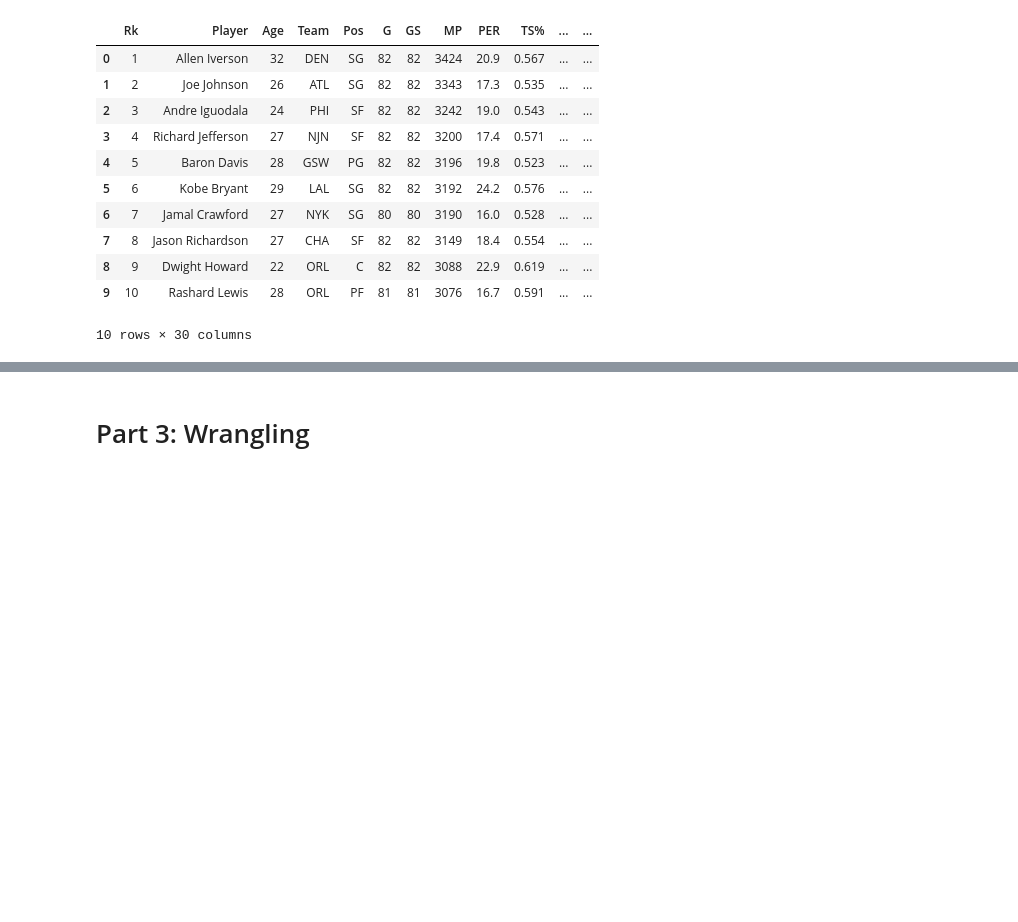
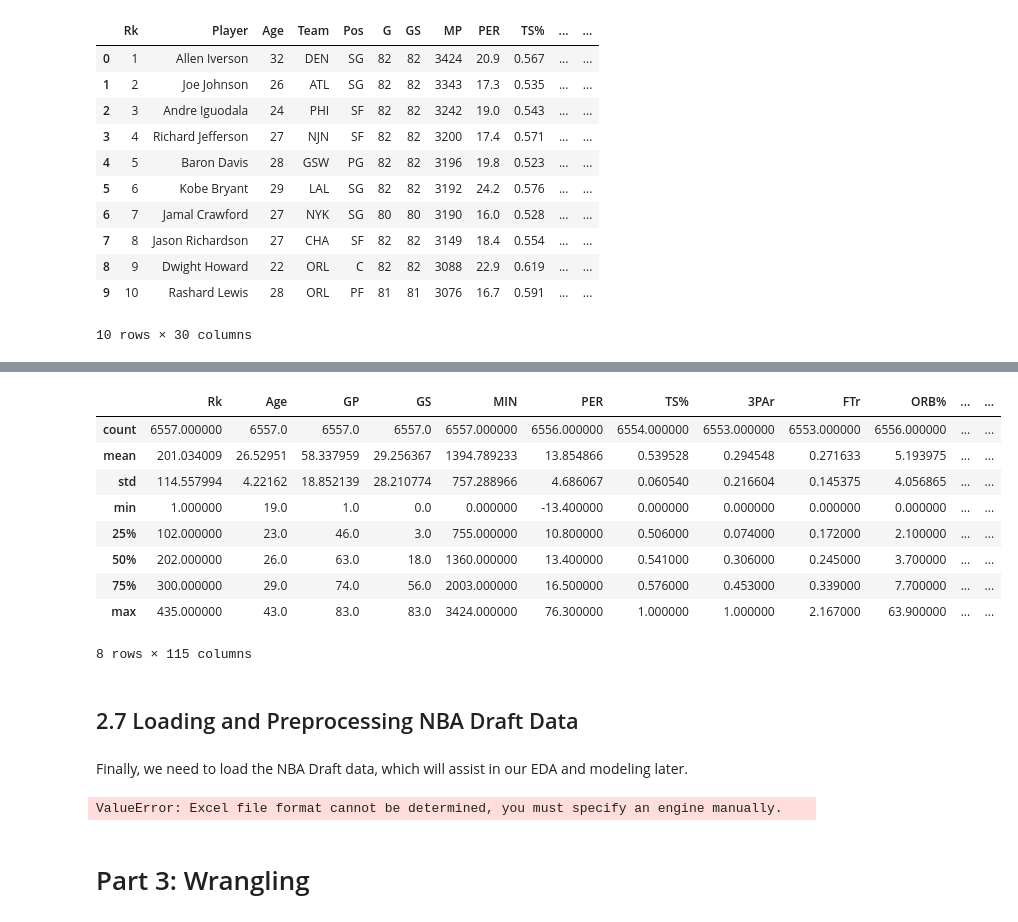
Before and after one commit to BennettHilck12/DraftEdge, a Jupyter notebook: DraftEdge.ipynb, the cells around one changed output, grey strips where cells are left out. Drawn from its saved outputs; the diff is of its cells as text; code cells hidden in the pictures; blank space fills up the shorter version.

```diff
--- a/DraftEdge.ipynb
+++ b/DraftEdge.ipynb
@@ -380,0 +416,23 @@ display(advanced_df.head(10))
+# %%
+advanced_df.describe()
+# %% [output]
+|  | Rk | Age | GP | GS | MIN | PER | TS% | 3PAr | FTr | ORB% | ... | ... |
+| count | 6557.000000 | 6557.0 | 6557.0 | 6557.0 | 6557.000000 | 6556.000000 | 6554.000000 | 6553.000000 | 6553.000000 | 6556.000000 | ... | ... |
+| mean | 201.034009 | 26.52951 | 58.337959 | 29.256367 | 1394.789233 | 13.854866 | 0.539528 | 0.294548 | 0.271633 | 5.193975 | ... | ... |
+| std | 114.557994 | 4.22162 | 18.852139 | 28.210774 | 757.288966 | 4.686067 | 0.060540 | 0.216604 | 0.145375 | 4.056865 | ... | ... |
+| min | 1.000000 | 19.0 | 1.0 | 0.0 | 0.000000 | -13.400000 | 0.000000 | 0.000000 | 0.000000 | 0.000000 | ... | ... |
+| 25% | 102.000000 | 23.0 | 46.0 | 3.0 | 755.000000 | 10.800000 | 0.506000 | 0.074000 | 0.172000 | 2.100000 | ... | ... |
+| 50% | 202.000000 | 26.0 | 63.0 | 18.0 | 1360.000000 | 13.400000 | 0.541000 | 0.306000 | 0.245000 | 3.700000 | ... | ... |
+| 75% | 300.000000 | 29.0 | 74.0 | 56.0 | 2003.000000 | 16.500000 | 0.576000 | 0.453000 | 0.339000 | 7.700000 | ... | ... |
+| max | 435.000000 | 43.0 | 83.0 | 83.0 | 3424.000000 | 76.300000 | 1.000000 | 1.000000 | 2.167000 | 63.900000 | ... | ... |
+8 rows × 115 columns
+# %% [markdown]
+## 2.7 Loading and Preprocessing NBA Draft Data
+# %% [markdown]
+Finally, we need to load the NBA Draft data, which will assist in our EDA and modeling later.
+# %%
+file_path = '/content/drive/MyDrive/final_project_datasets/nba_draft_2000_2025_clean.csv'
+draft_df = pd.read_excel(file_path)
+display(draft_df.head(10))
+# %% [output]
+ValueError: Excel file format cannot be determined, you must specify an engine manually.
```
Also changed, not shown: parts of 18 cells of this notebook.
